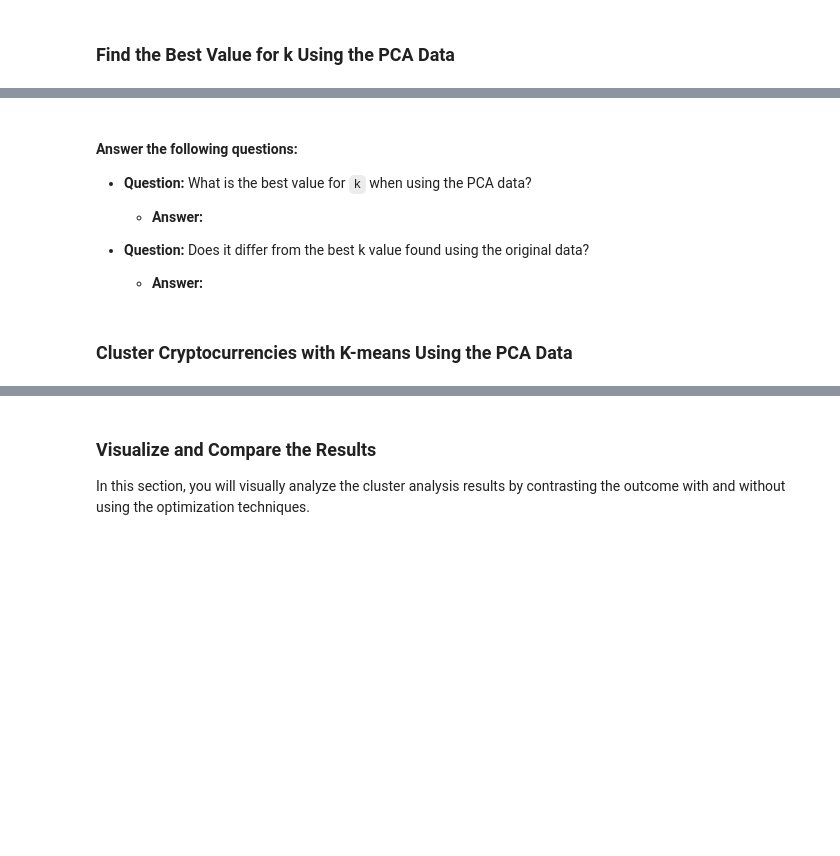
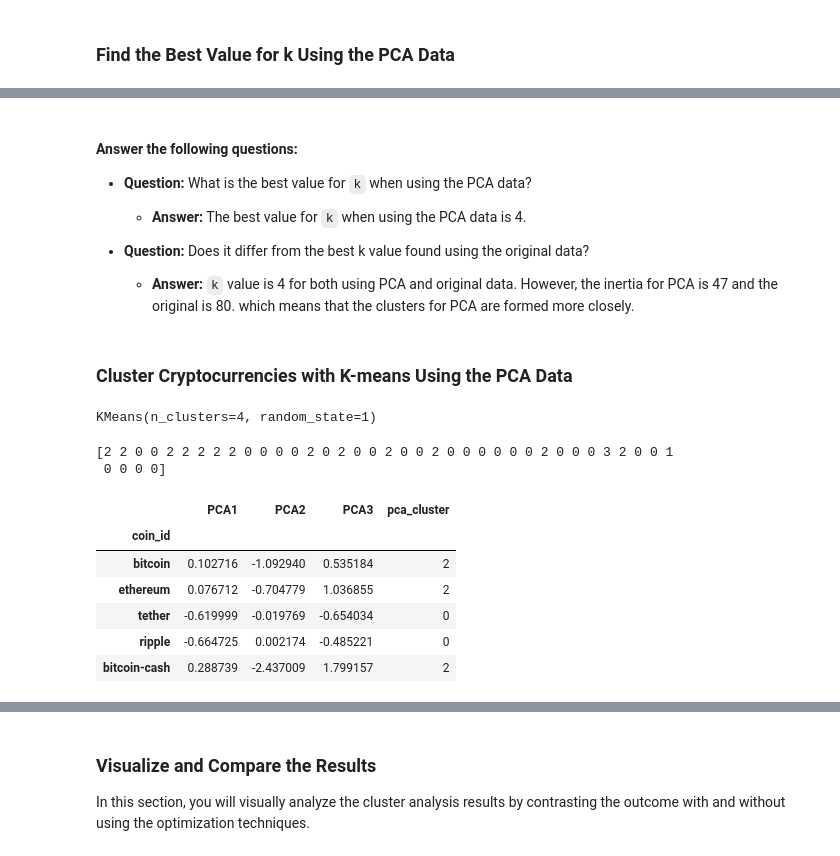
Before and after one commit to mihle3124/CryptoClustering, a Jupyter notebook: Crypto_Clustering_starter_code.ipynb, the cells around one changed output, grey strips where cells are left out. Cells and saved outputs as stored; diff of their text form; code cells hidden in the pictures; blank space fills up the shorter version.

```diff
--- a/Crypto_Clustering_starter_code.ipynb
+++ b/Crypto_Clustering_starter_code.ipynb
@@ -237,11 +263,16 @@ df_stocks_scaled_predictions.hvplot.scatter(
 # %%
 # Create an empty list to store the inertia values
-
+inertia2 = []
 
 # Create a for loop to compute the inertia with each possible value of k
 # Inside the loop:
 # 1. Create a KMeans model using the loop counter for the n_clusters
 # 2. Fit the model to the data using `df_market_data_pca`
 # 3. Append the model.inertia_ to the inertia list
+
+for i in k:
+    k_model = KMeans(n_clusters=i, random_state=1)
+    k_model.fit(stock_pca_df)
+    inertia2.append(k_model.inertia_)
 # %%
 # Create a dictionary with the data to plot the Elbow curve
@@ -255,30 +296,47 @@ df_stocks_scaled_predictions.hvplot.scatter(
 
 * **Question:** What is the best value for `k` when using the PCA data?
 
-  * **Answer:**
+  * **Answer:** The best value for `k` when using the PCA data is 4.
 
 
 * **Question:** Does it differ from the best k value found using the original data?
 
-  * **Answer:**
+  * **Answer:** `k` value is 4 for both using PCA and original data. However, the inertia for PCA is 47 and the original is 80. which means that the clusters for PCA are formed more closely.
 # %% [markdown]
 ### Cluster Cryptocurrencies with K-means Using the PCA Data
 # %%
 # Initialize the K-Means model using the best value for k
+model = KMeans(n_clusters=4, random_state=1)
 # %%
 # Fit the K-Means model using the PCA data
+model.fit(stock_pca_df)
+# %% [output]
+KMeans(n_clusters=4, random_state=1)
 # %%
 # Predict the clusters to group the cryptocurrencies using the PCA data
-
+pca_cluster = model.predict(stock_pca_df)
 # Print the resulting array of cluster values.
+print(pca_cluster)
+# %% [output]
+[2 2 0 0 2 2 2 2 2 0 0 0 0 2 0 2 0 0 2 0 0 2 0 0 0 0 0 0 2 0 0 0 3 2 0 0 1
+ 0 0 0 0]
 # %%
 # Create a copy of the DataFrame with the PCA data
-
+pca_prediction_df= stock_pca_df.copy()
 
 # Add a new column to the DataFrame with the predicted clusters
-
+pca_prediction_df['pca_cluster'] = pca_cluster
 
 # Display sample data
+pca_prediction_df.head()
+# %% [output]
+|  | PCA1 | PCA2 | PCA3 | pca_cluster |
+| coin_id |  |  |  |  |
+| bitcoin | 0.102716 | -1.092940 | 0.535184 | 2 |
+| ethereum | 0.076712 | -0.704779 | 1.036855 | 2 |
+| tether | -0.619999 | -0.019769 | -0.654034 | 0 |
+| ripple | -0.664725 | 0.002174 | -0.485221 | 0 |
+| bitcoin-cash | 0.288739 | -2.437009 | 1.799157 | 2 |
 # %%
 # Create a scatter plot using hvPlot by setting
 # `x="PC1"` and `y="PC2"`.
```
Also changed, not shown: parts of 15 cells of this notebook.
